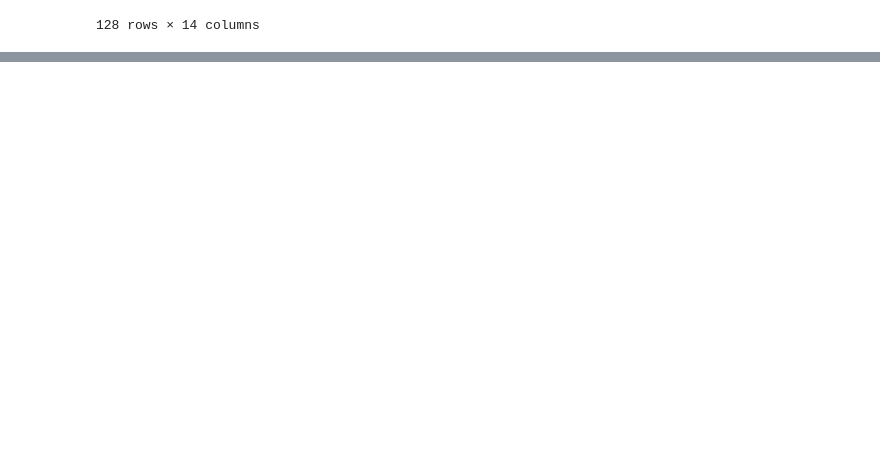
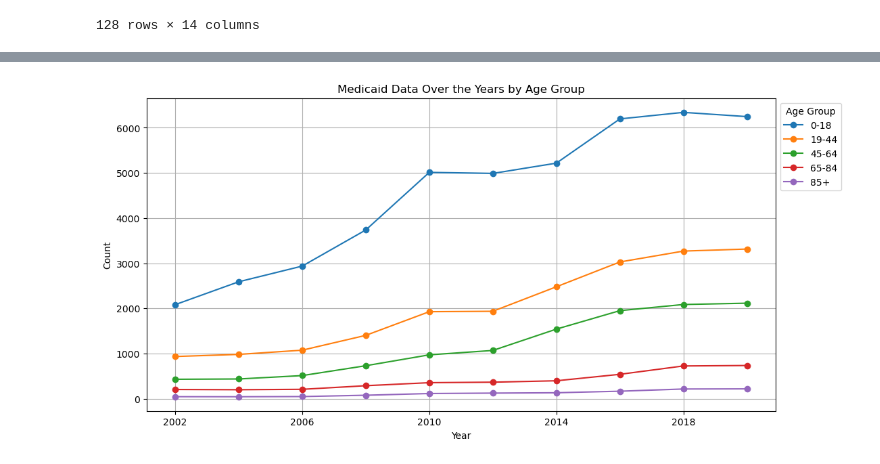
Before and after one commit to vokouns/us-healthcare-spending, a Jupyter notebook: scottsnotebook.ipynb, the cells around one changed output, grey strips where cells are left out. Drawn from its saved outputs; the diff is of its cells as text; code cells hidden in the pictures; blank space fills up the shorter version.

Commit message:
filtered data for medicaid dental spending and plotted

```diff
--- a/scottsnotebook.ipynb
+++ b/scottsnotebook.ipynb
@@ -60,0 +202,4 @@ zero_18_df[zero_18_df["Sex"] != "Total"]
+# %%
+dental_total_age_removed = dental_total_removed[dental_total_removed["Age Group"] != "Total"]
+# %%
+dental_total_age_sex_removed = dental_total_age_removed[dental_total_age_removed["Sex"] == "Total"]
@@ -60,0 +216,2 @@ zero_18_df[zero_18_df["Sex"] != "Total"]
+# %%
+medicaid = dental_total_age_sex_removed[dental_total_age_sex_removed["Payer"] == "Medicaid"]
@@ -60,0 +227,4 @@ zero_18_df[zero_18_df["Sex"] != "Total"]
+# %%
+
+medicaid_df = medicaid.loc[:,["Age Group", "2002", "2004",	"2006",	"2008",	"2010",	"2012",	"2014",	"2016",	"2018",	"2020"]]
+medicaid_df
@@ -60,0 +243,16 @@ zero_18_df[zero_18_df["Sex"] != "Total"]
+# %%
+import matplotlib.pyplot as plt
+
+# Set the index to 'Age Group' column for easier plotting
+medicaid_df.set_index('Age Group', inplace=True)
+
+# Plot the data
+medicaid_df.T.plot(kind='line', marker='o', figsize=(12, 6))
+plt.title('Medicaid Data Over the Years by Age Group')
+plt.xlabel('Year')
+plt.ylabel('Count')
+plt.legend(title='Age Group', bbox_to_anchor=(1, 1))
+plt.grid(True)
+plt.show()
+# %% [output]
+[figure, added]
```
Also changed, not shown: parts of 17 cells of this notebook.
